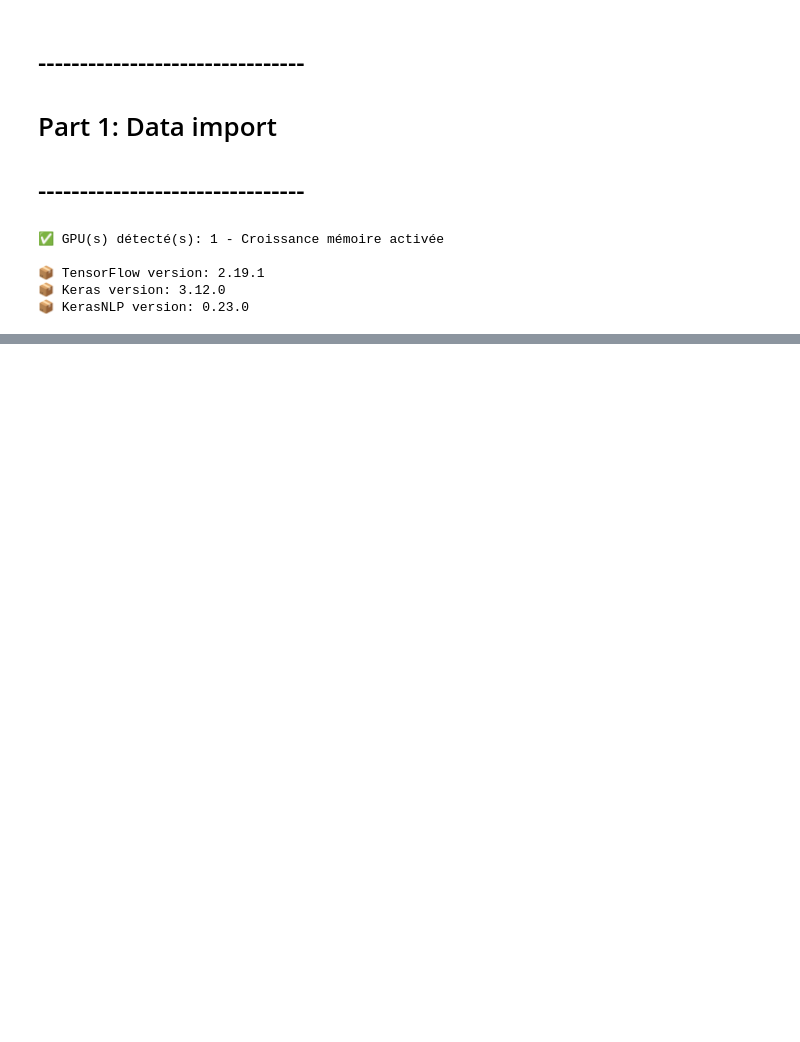
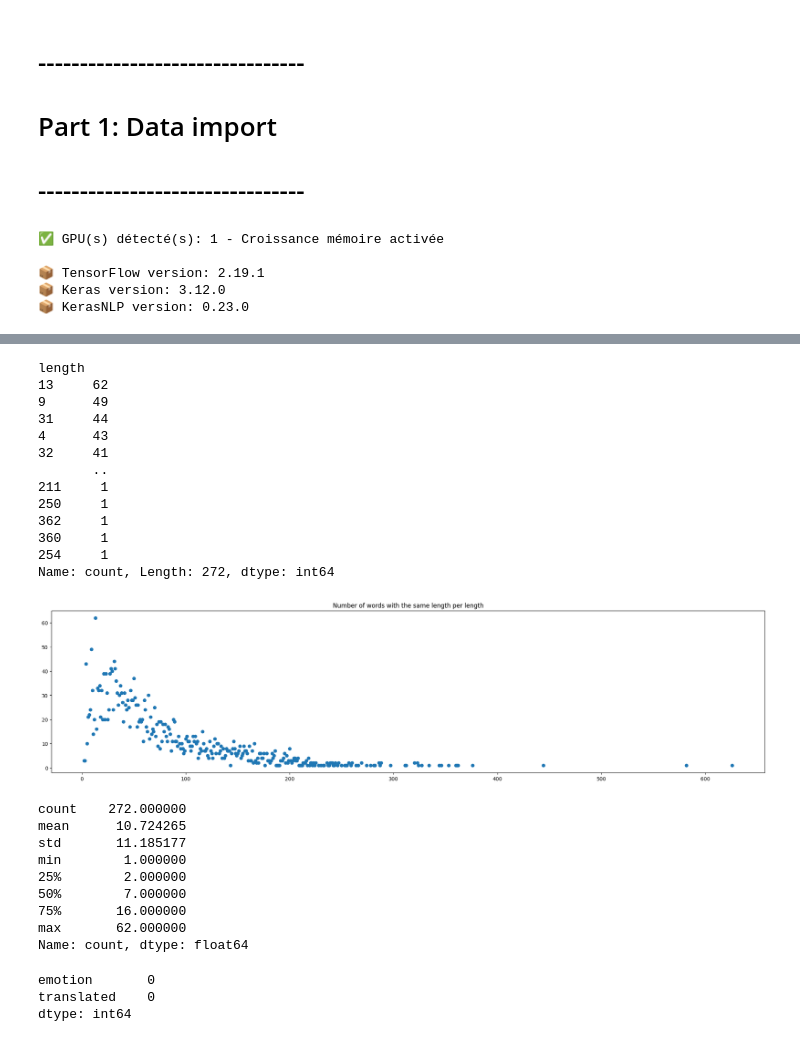
Before and after one commit to Nicoweed/Echo-DL, a Jupyter notebook: data_import.ipynb, the cells around one changed output, grey strips where cells are left out. Saved outputs shown, nothing was run; the diff lists cells and outputs as text; code cells hidden in the pictures; blank space fills up the shorter version.

```diff
--- a/data_import.ipynb
+++ b/data_import.ipynb
@@ -60,0 +157,6 @@ print(f"📦 KerasNLP version: {keras_nlp.__version__}")
+# %%
+length_dataframe = iemocap.copy()
+
+length_dataframe['length'] = length_dataframe['translated'].str.len()
+
+length_dataframe.head(10)
@@ -60,0 +175,45 @@ print(f"📦 KerasNLP version: {keras_nlp.__version__}")
+# %%
+frustration = length_dataframe[length_dataframe['emotion'] == "fru"]
+
+fru_len = frustration['length'].value_counts()
+
+print(fru_len)
+
+fig_score, ax_score = plt.subplots(figsize=(20, 5), layout='constrained')
+ax_score.set_title('Number of words with the same length per length')
+score_churned_x = fru_len.index
+score_churned_y = fru_len.values
+ax_score.plot(score_churned_x, score_churned_y, 'o')
+plt.show()
+
+fru_len.describe()
+# %% [output]
+length
+13     62
+9      49
+31     44
+4      43
+32     41
+       ..
+211     1
+250     1
+362     1
+360     1
+254     1
+Name: count, Length: 272, dtype: int64
+[figure, added]
+count    272.000000
+mean      10.724265
+std       11.185177
+min        1.000000
+25%        2.000000
+50%        7.000000
+75%       16.000000
+max       62.000000
+Name: count, dtype: float64
+# %%
+iemocap.isnull().sum()
+# %% [output]
+emotion       0
+translated    0
+dtype: int64
```
Also changed, not shown: parts of 14 cells of this notebook.
